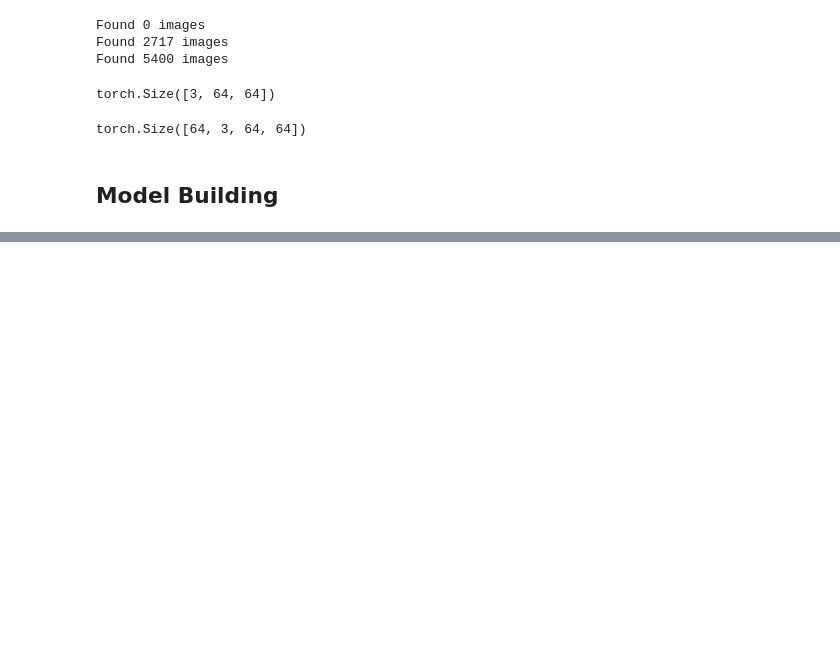
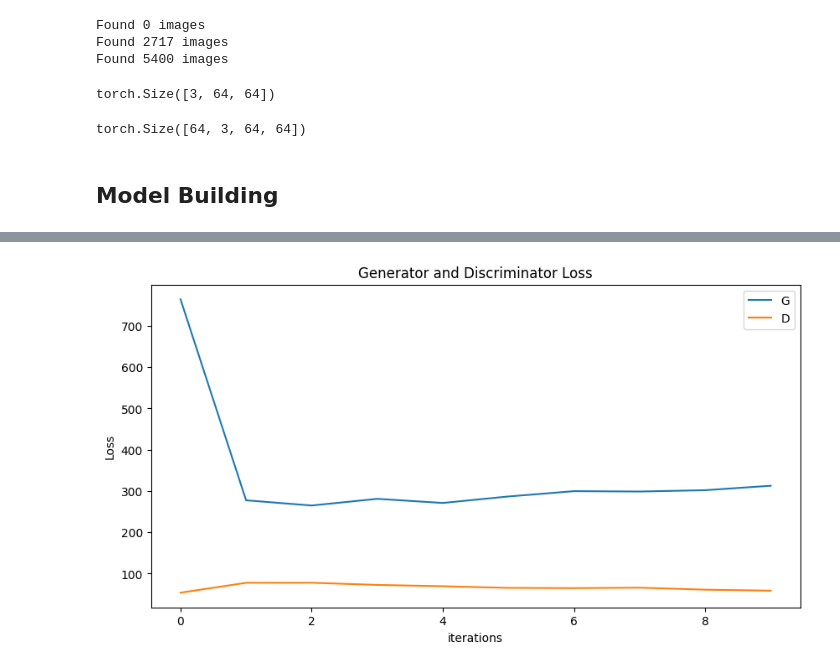
Before and after one commit to uniquesht1/Vanilla-GAN, a Jupyter notebook: notebook/DC-GAN face men female.ipynb, the cells around one changed output, grey strips where cells are left out. Saved outputs shown, nothing was run; the diff lists cells and outputs as text; code cells hidden in the pictures; blank space fills up the shorter version.

```diff
--- a/notebook/DC-GAN face men female.ipynb
+++ b/notebook/DC-GAN face men female.ipynb
@@ -109,0 +217,26 @@ class Discriminator(nn.Module):
+# %%
+def train_discriminator(discriminator, criteria, d_optimizer, real_image, fake_image, device):
+    discriminator.train()
+    d_optimizer.zero_grad()
+
+    # Smooth labels for real and fake samples
+    real_labels = torch.full((len(real_image), 1), 0.9, device=device)  # slight smoothing for real
+    fake_labels = torch.zeros(len(fake_image), 1, device=device)         # zero for fake
+
+
+    # Forward pass for real images
+    real_output = discriminator(real_image)
+    real_loss = criteria(real_output, real_labels)
+
+    # Forward pass for fake images
+    fake_output = discriminator(fake_image)
+    fake_loss = criteria(fake_output, fake_labels)
+
+    # Combine losses
+    total_loss = real_loss + fake_loss
+
+    # Backpropagate and update discriminator weights
+    total_loss.backward()
+    d_optimizer.step()
+
+    return total_loss
@@ -109,0 +314,12 @@ class Discriminator(nn.Module):
+# %%
+# Plot final losses, etc.
+plt.figure(figsize=(10,5))
+plt.title("Generator and Discriminator Loss")
+plt.plot(total_gen_loss,label="G")
+plt.plot(total_disc_loss,label="D")
+plt.xlabel("iterations")
+plt.ylabel("Loss")
+plt.legend()
+plt.show()
+# %% [output]
+[figure, added]
```
Also changed, not shown: parts of 20 cells of this notebook, 6 other files.
